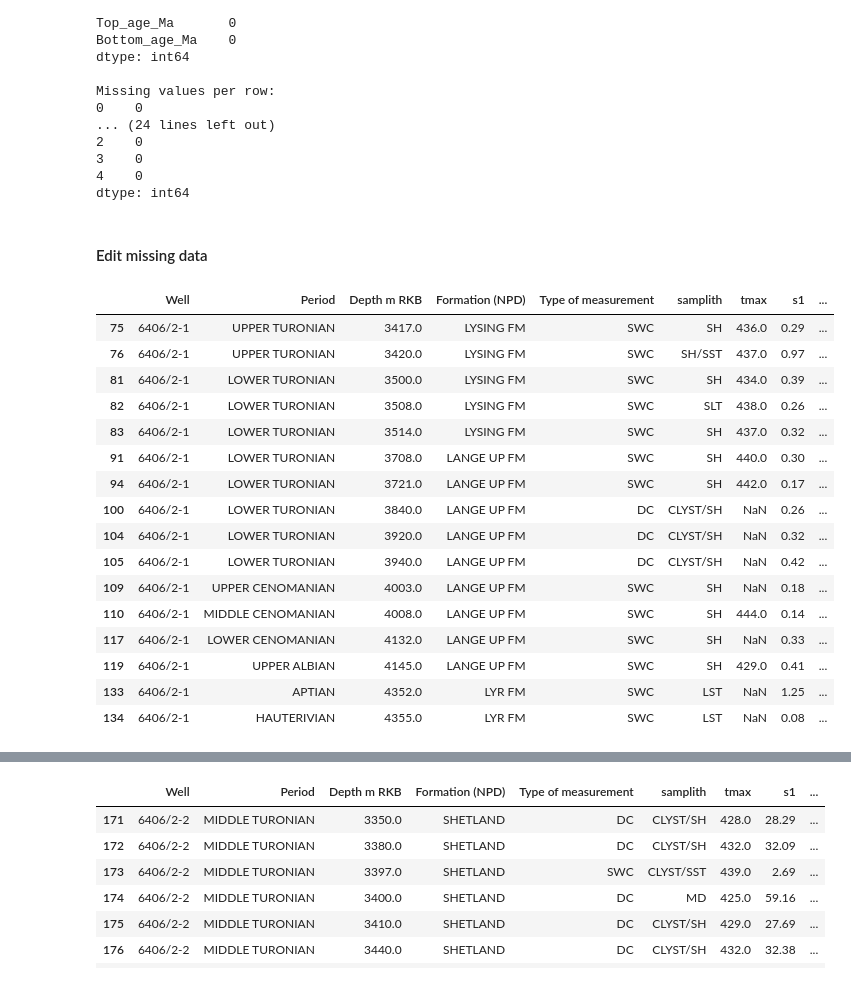
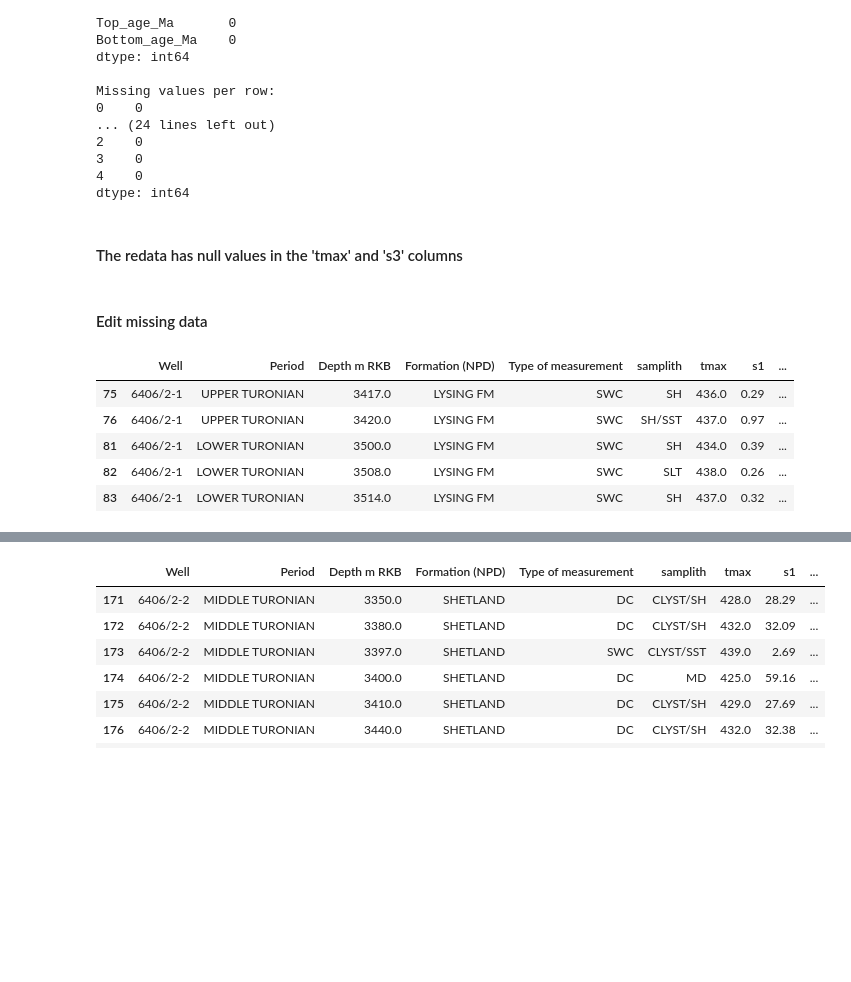
Before and after one commit to ABDunbar/Chronostrat-RE-data-merge, a Jupyter notebook: Excel_import.ipynb, the cells around one changed output, grey strips where cells are left out. Drawn from its saved outputs; the diff is of its cells as text; code cells hidden in the pictures; blank space fills up the shorter version.

```diff
--- a/Excel_import.ipynb
+++ b/Excel_import.ipynb
@@ -103,31 +109,22 @@ Missing values per row:
 3    0
 4    0
 dtype: int64
+# %% [markdown]
+#### The redata has null values in the 'tmax' and 's3' columns
 # %% [markdown]
 #### Edit missing data
 # %%
 #null_data = df[df.isnull().any(axis=1)]
 # %%
 null_data = merge[np.logical_or.reduce(merge.isnull(), axis=1)]
-null_data [null_data['Well'] == '6406/2-1']
+null_data.head()
 # %% [output]
 |  | Well | Period | Depth m RKB | Formation (NPD) | Type of measurement | samplith | tmax | s1 | ... |
 | 75 | 6406/2-1 | UPPER TURONIAN | 3417.0 | LYSING FM | SWC | SH | 436.0 | 0.29 | ... |
 | 76 | 6406/2-1 | UPPER TURONIAN | 3420.0 | LYSING FM | SWC | SH/SST | 437.0 | 0.97 | ... |
 | 81 | 6406/2-1 | LOWER TURONIAN | 3500.0 | LYSING FM | SWC | SH | 434.0 | 0.39 | ... |
 | 82 | 6406/2-1 | LOWER TURONIAN | 3508.0 | LYSING FM | SWC | SLT | 438.0 | 0.26 | ... |
 | 83 | 6406/2-1 | LOWER TURONIAN | 3514.0 | LYSING FM | SWC | SH | 437.0 | 0.32 | ... |
-| 91 | 6406/2-1 | LOWER TURONIAN | 3708.0 | LANGE UP FM | SWC | SH | 440.0 | 0.30 | ... |
-| 94 | 6406/2-1 | LOWER TURONIAN | 3721.0 | LANGE UP FM | SWC | SH | 442.0 | 0.17 | ... |
-| 100 | 6406/2-1 | LOWER TURONIAN | 3840.0 | LANGE UP FM | DC | CLYST/SH | NaN | 0.26 | ... |
-| 104 | 6406/2-1 | LOWER TURONIAN | 3920.0 | LANGE UP FM | DC | CLYST/SH | NaN | 0.32 | ... |
-| 105 | 6406/2-1 | LOWER TURONIAN | 3940.0 | LANGE UP FM | DC | CLYST/SH | NaN | 0.42 | ... |
-| 109 | 6406/2-1 | UPPER CENOMANIAN | 4003.0 | LANGE UP FM | SWC | SH | NaN | 0.18 | ... |
-| 110 | 6406/2-1 | MIDDLE CENOMANIAN | 4008.0 | LANGE UP FM | SWC | SH | 444.0 | 0.14 | ... |
-| 117 | 6406/2-1 | LOWER CENOMANIAN | 4132.0 | LANGE UP FM | SWC | SH | NaN | 0.33 | ... |
-| 119 | 6406/2-1 | UPPER ALBIAN | 4145.0 | LANGE UP FM | SWC | SH | 429.0 | 0.41 | ... |
-| 133 | 6406/2-1 | APTIAN | 4352.0 | LYR FM | SWC | LST | NaN | 1.25 | ... |
-| 134 | 6406/2-1 | HAUTERIVIAN | 4355.0 | LYR FM | SWC | LST | NaN | 0.08 | ... |
 # %%
 merge[ merge['Well'] == '6406/2-1']['s3'].plot()
 # %% [output]
```
Also changed, not shown: parts of 24 cells of this notebook.
